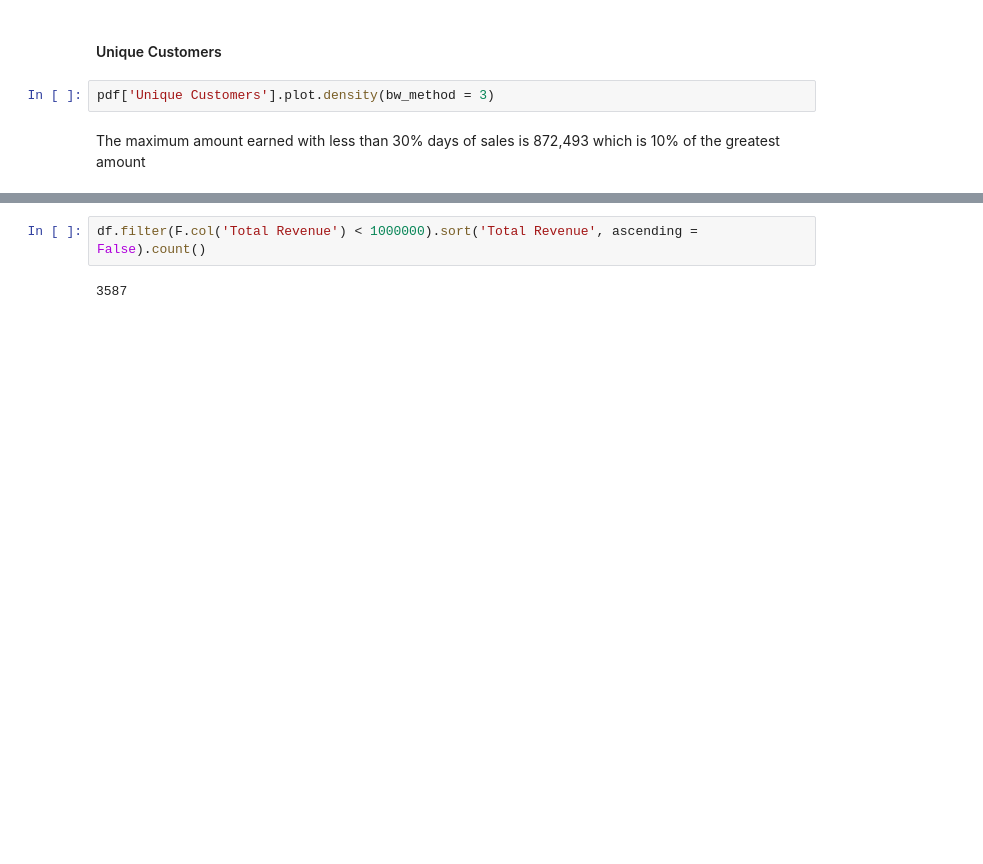
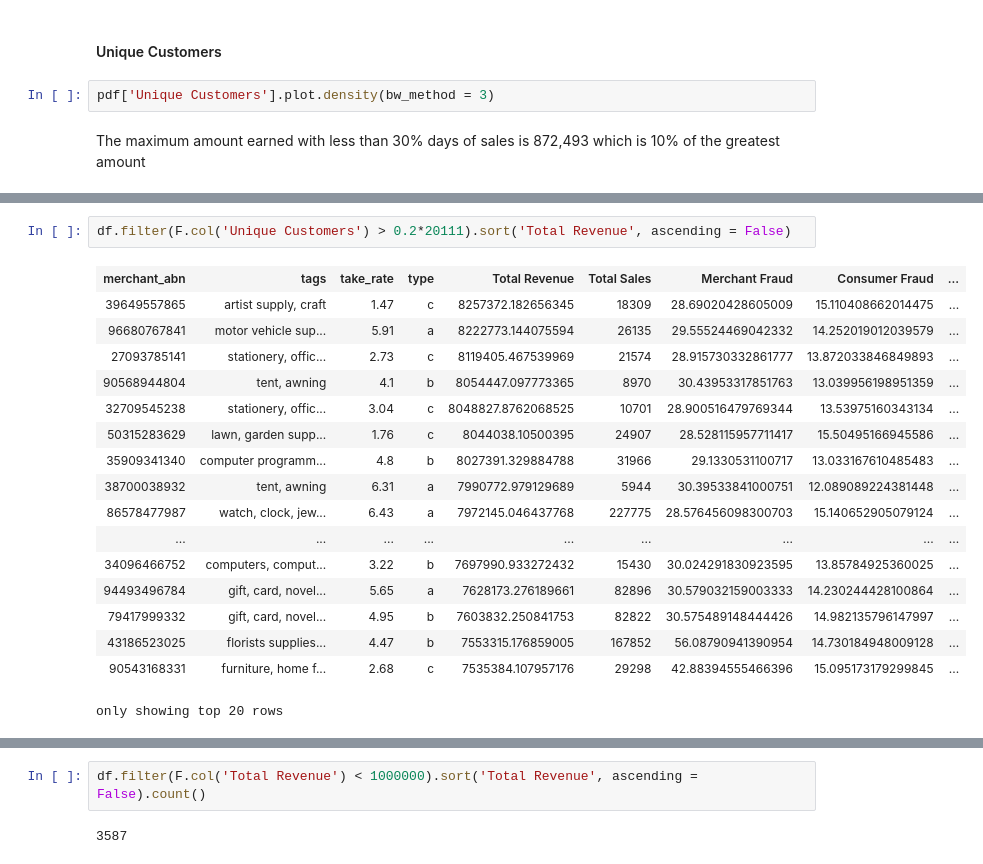
Before and after one commit to MAST30034-AppliedDataScience/project-2-group-buy-now-pay-later-industry-project-30, a Jupyter notebook: notebooks/misc_fraud_findings.ipynb, the cells around one changed output, grey strips where cells are left out. Drawn from its saved outputs; the diff is of its cells as text; blank space fills up the shorter version.

```diff
--- a/notebooks/misc_fraud_findings.ipynb
+++ b/notebooks/misc_fraud_findings.ipynb
@@ -101,0 +124,20 @@ The maximum amount earned with less than 30% days of sales is 872,493 which is 1
+# %%
+df.filter(F.col('Unique Customers') > 0.2*20111).sort('Total Revenue', ascending = False)
+# %% [output]
+| merchant_abn | tags | take_rate | type | Total Revenue | Total Sales | Merchant Fraud | Consumer Fraud | ... |
+| 39649557865 | artist supply, craft | 1.47 | c | 8257372.182656345 | 18309 | 28.69020428605009 | 15.110408662014475 | ... |
+| 96680767841 | motor vehicle sup... | 5.91 | a | 8222773.144075594 | 26135 | 29.55524469042332 | 14.252019012039579 | ... |
+| 27093785141 | stationery, offic... | 2.73 | c | 8119405.467539969 | 21574 | 28.915730332861777 | 13.872033846849893 | ... |
+| 90568944804 | tent, awning | 4.1 | b | 8054447.097773365 | 8970 | 30.43953317851763 | 13.039956198951359 | ... |
+| 32709545238 | stationery, offic... | 3.04 | c | 8048827.8762068525 | 10701 | 28.900516479769344 | 13.53975160343134 | ... |
+| 50315283629 | lawn, garden supp... | 1.76 | c | 8044038.10500395 | 24907 | 28.528115957711417 | 15.50495166945586 | ... |
+| 35909341340 | computer programm... | 4.8 | b | 8027391.329884788 | 31966 | 29.1330531100717 | 13.033167610485483 | ... |
+| 38700038932 | tent, awning | 6.31 | a | 7990772.979129689 | 5944 | 30.39533841000751 | 12.089089224381448 | ... |
+| 86578477987 | watch, clock, jew... | 6.43 | a | 7972145.046437768 | 227775 | 28.576456098300703 | 15.140652905079124 | ... |
+| ... | ... | ... | ... | ... | ... | ... | ... | ... |
+| 34096466752 | computers, comput... | 3.22 | b | 7697990.933272432 | 15430 | 30.024291830923595 | 13.85784925360025 | ... |
+| 94493496784 | gift, card, novel... | 5.65 | a | 7628173.276189661 | 82896 | 30.579032159003333 | 14.230244428100864 | ... |
+| 79417999332 | gift, card, novel... | 4.95 | b | 7603832.250841753 | 82822 | 30.575489148444426 | 14.982135796147997 | ... |
+| 43186523025 | florists supplies... | 4.47 | b | 7553315.176859005 | 167852 | 56.08790941390954 | 14.730184948009128 | ... |
+| 90543168331 | furniture, home f... | 2.68 | c | 7535384.107957176 | 29298 | 42.88394555466396 | 15.095173179299845 | ... |
+only showing top 20 rows
```
Also changed, not shown: parts of 7 cells of this notebook.
